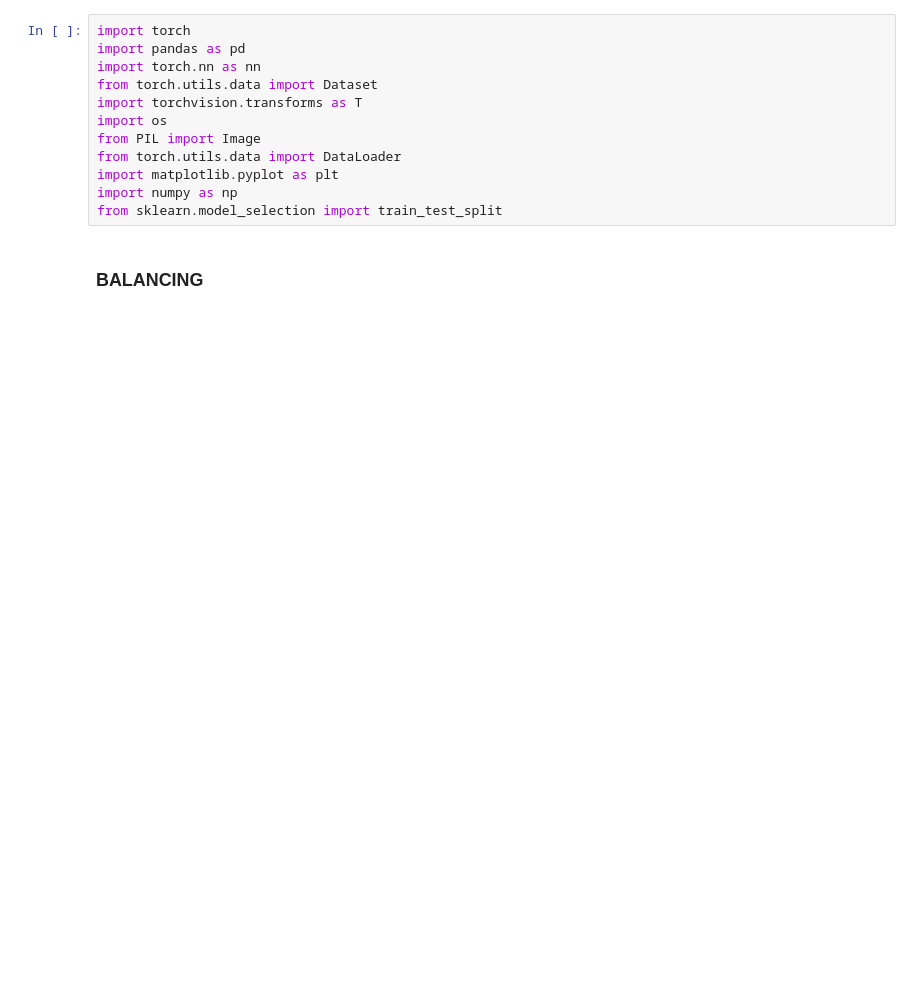
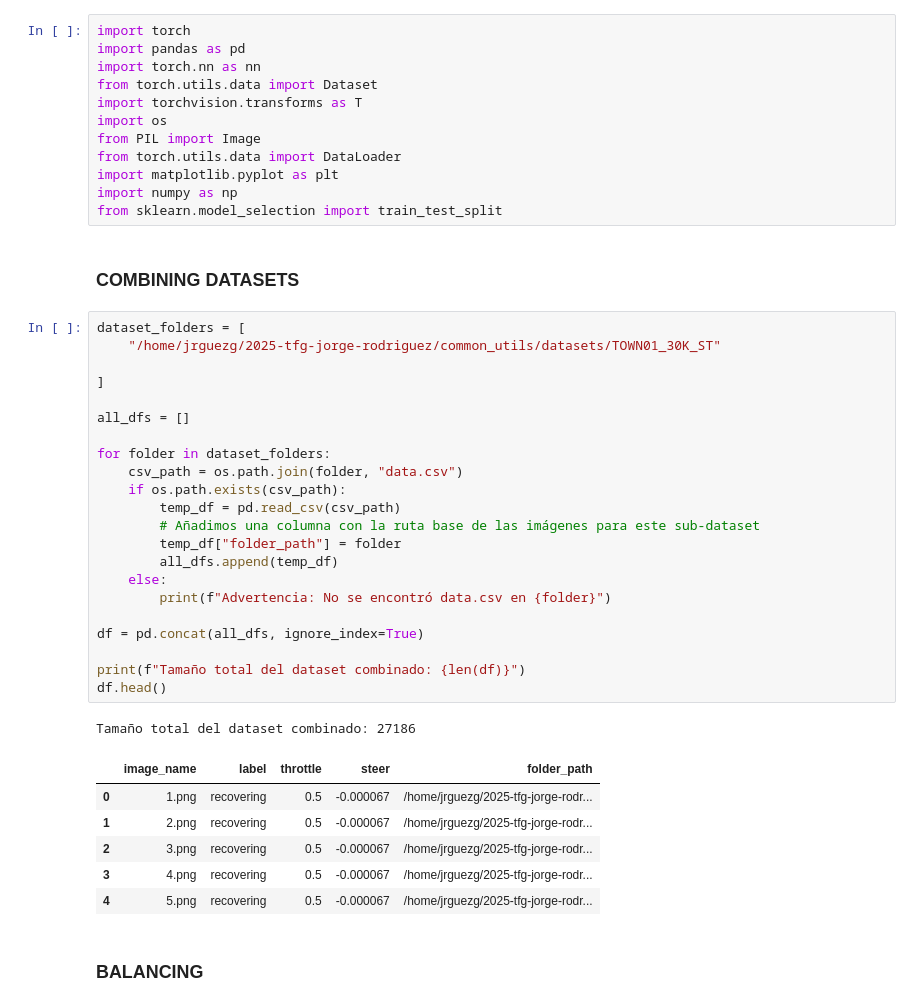
Before and after one commit to RoboticsLabURJC/2025-tfg-jorge-rodriguez, a Jupyter notebook: pytorch_files/pilot_net.ipynb, the cells around one changed output. Drawn from its saved outputs; the diff is of its cells as text; blank space fills up the shorter version.

```diff
--- a/pytorch_files/pilot_net.ipynb
+++ b/pytorch_files/pilot_net.ipynb
@@ -10,6 +10,38 @@ from torch.utils.data import DataLoader
 import matplotlib.pyplot as plt
 import numpy as np
 from sklearn.model_selection import train_test_split
+# %% [markdown]
+### COMBINING DATASETS
+# %%
+dataset_folders = [
+    "/home/jrguezg/2025-tfg-jorge-rodriguez/common_utils/datasets/TOWN01_30K_ST"
+
+]
+
+all_dfs = []
+
+for folder in dataset_folders:
+    csv_path = os.path.join(folder, "data.csv")
+    if os.path.exists(csv_path):
+        temp_df = pd.read_csv(csv_path)
+        # Añadimos una columna con la ruta base de las imágenes para este sub-dataset
+        temp_df["folder_path"] = folder
+        all_dfs.append(temp_df)
+    else:
+        print(f"Advertencia: No se encontró data.csv en {folder}")
+
+df = pd.concat(all_dfs, ignore_index=True)
+
+print(f"Tamaño total del dataset combinado: {len(df)}")
+df.head()
+# %% [output]
+Tamaño total del dataset combinado: 27186
+|  | image_name | label | throttle | steer | folder_path |
+| 0 | 1.png | recovering | 0.5 | -0.000067 | /home/jrguezg/2025-tfg-jorge-rodr... |
+| 1 | 2.png | recovering | 0.5 | -0.000067 | /home/jrguezg/2025-tfg-jorge-rodr... |
+| 2 | 3.png | recovering | 0.5 | -0.000067 | /home/jrguezg/2025-tfg-jorge-rodr... |
+| 3 | 4.png | recovering | 0.5 | -0.000067 | /home/jrguezg/2025-tfg-jorge-rodr... |
+| 4 | 5.png | recovering | 0.5 | -0.000067 | /home/jrguezg/2025-tfg-jorge-rodr... |
 # %% [markdown]
 ### BALANCING
 # %%
```
Also changed, not shown: parts of 12 cells of this notebook, 8 other files.
